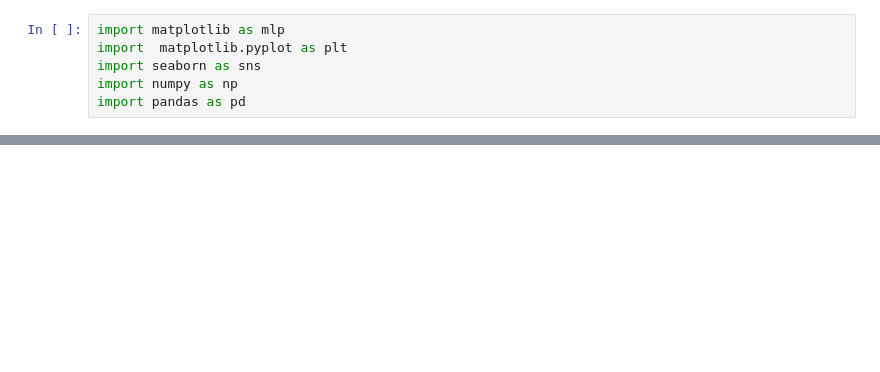
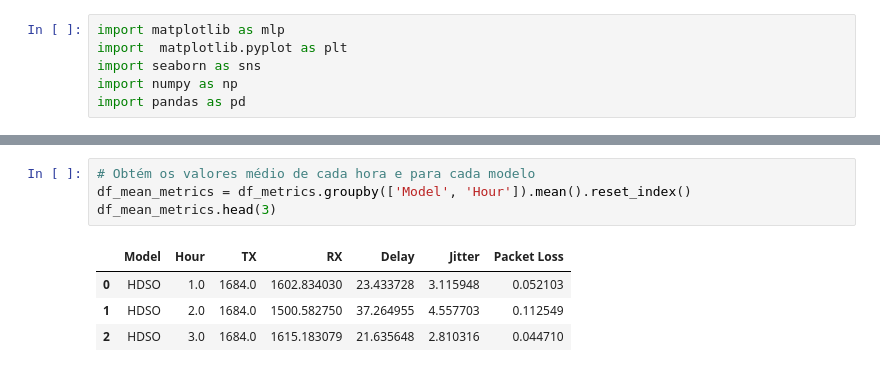
Before and after one commit to albert-santos/flowmon-results, a Jupyter notebook: metrics_analysis.ipynb, the cells around one changed output, grey strips where cells are left out. Cells and saved outputs as stored; diff of their text form; blank space fills up the shorter version.

```diff
--- a/metrics_analysis.ipynb
+++ b/metrics_analysis.ipynb
@@ -166,0 +38,9 @@ for i in grafico.containers:
+# %%
+# Obtém os valores médio de cada hora e para cada modelo
+df_mean_metrics = df_metrics.groupby(['Model', 'Hour']).mean().reset_index()
+df_mean_metrics.head(3)
+# %% [output]
+|  | Model | Hour | TX | RX | Delay | Jitter | Packet Loss |
+| 0 | HDSO | 1.0 | 1684.0 | 1602.834030 | 23.433728 | 3.115948 | 0.052103 |
+| 1 | HDSO | 2.0 | 1684.0 | 1500.582750 | 37.264955 | 4.557703 | 0.112549 |
+| 2 | HDSO | 3.0 | 1684.0 | 1615.183079 | 21.635648 | 2.810316 | 0.044710 |
```
Also changed, not shown: parts of 14 cells of this notebook.
